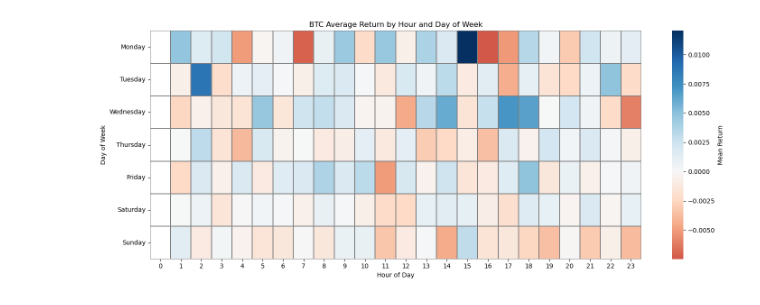
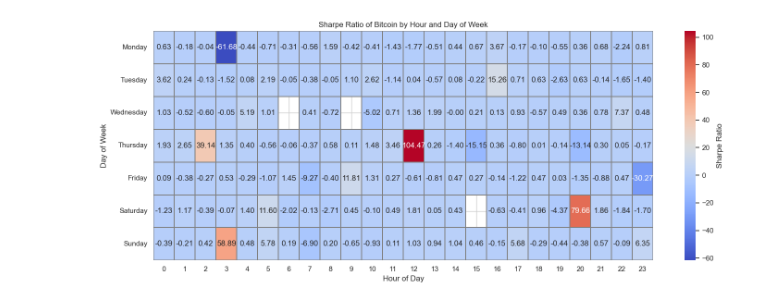
Before and after one commit to moyu1011-hka/hausarbeit-info2, a Jupyter notebook: test_coingecko_with_jupyter.ipynb, the cells around one changed output. Saved outputs shown, nothing was run; the diff lists cells and outputs as text; code cells hidden in the pictures.

```diff
--- a/test_coingecko_with_jupyter.ipynb
+++ b/test_coingecko_with_jupyter.ipynb
@@ -314,24 +342,31 @@ plt.show()
 # %%
-#heatmap returns by hour and weekday
+# heatmap sharpe ratio
 
-days = 30
-token = ''
+days = 14
+token = 'bitcoin'
 
 prices = load_token_prices(days, token = token)
+prices['return'] = prices['price'].pct_change()
 prices['weekday'] = prices.index.day_name()
 prices['hour'] = prices.index.hour
-prices['date'] = prices.index.date
-prices['return'] = prices.groupby('date')['price'].pct_change()
 
-returns_table= prices.groupby(['weekday','hour'])['return'].mean().unstack()
-returns_table= returns_table.reindex(weekday_order) #set right order of weekdays (default alphabetical order)
+grouped = prices.groupby(['weekday', 'hour']).agg(
+    mean_return=('return', 'mean'),
+    volatility=('return', 'std')
+)
+
+grouped['sharpe_ratio'] = grouped['mean_return'] / grouped['volatility']
+
+pivot_table = grouped['sharpe_ratio'].unstack()
+pivot_table = pivot_table.reindex(weekday_order)
+
 
 plt.figure(figsize=(15,6))
-sns.heatmap(returns_table, cmap='RdBu',center=0, annot=False, linewidths=0.3,linecolor='gray', cbar_kws={'label':'Mean Return'})
-plt.title(f'{token.capitalize()} Average Return by Hour and Day of Week')
+sns.heatmap(pivot_table, cmap='coolwarm', annot=True, fmt=".2f", linewidths=0.3, linecolor='gray', cbar_kws={'label': 'Sharpe Ratio'})
+plt.title(f'Sharpe Ratio of {token.capitalize()} by Hour and Day of Week')
 plt.xlabel('Hour of Day')
 plt.ylabel('Day of Week')
 plt.tight_layout()
 plt.show()
 # %% [output]
-[figure, old version]
+[figure, new version]
```
Also changed, not shown: parts of 17 cells of this notebook, 1 other file.
